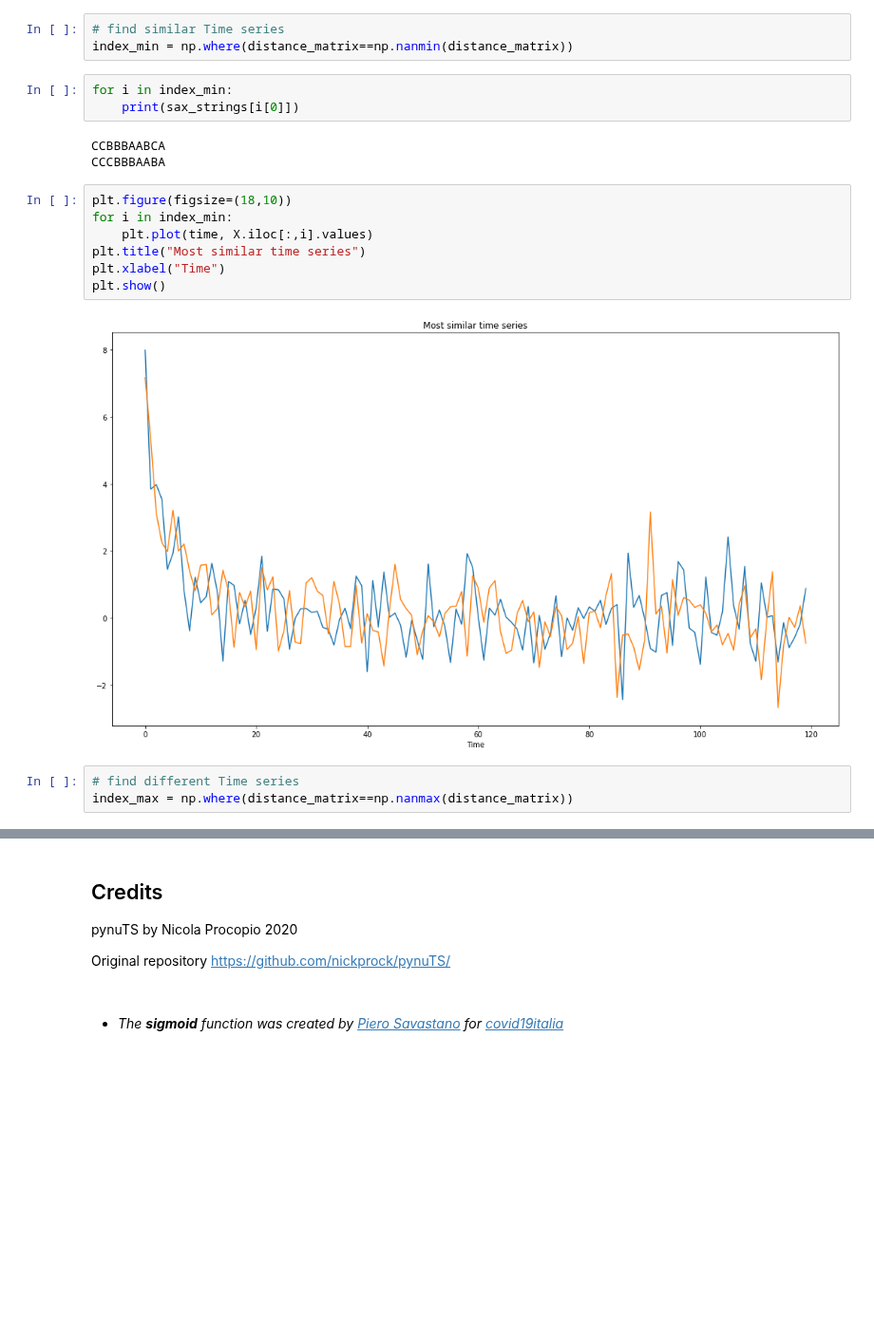
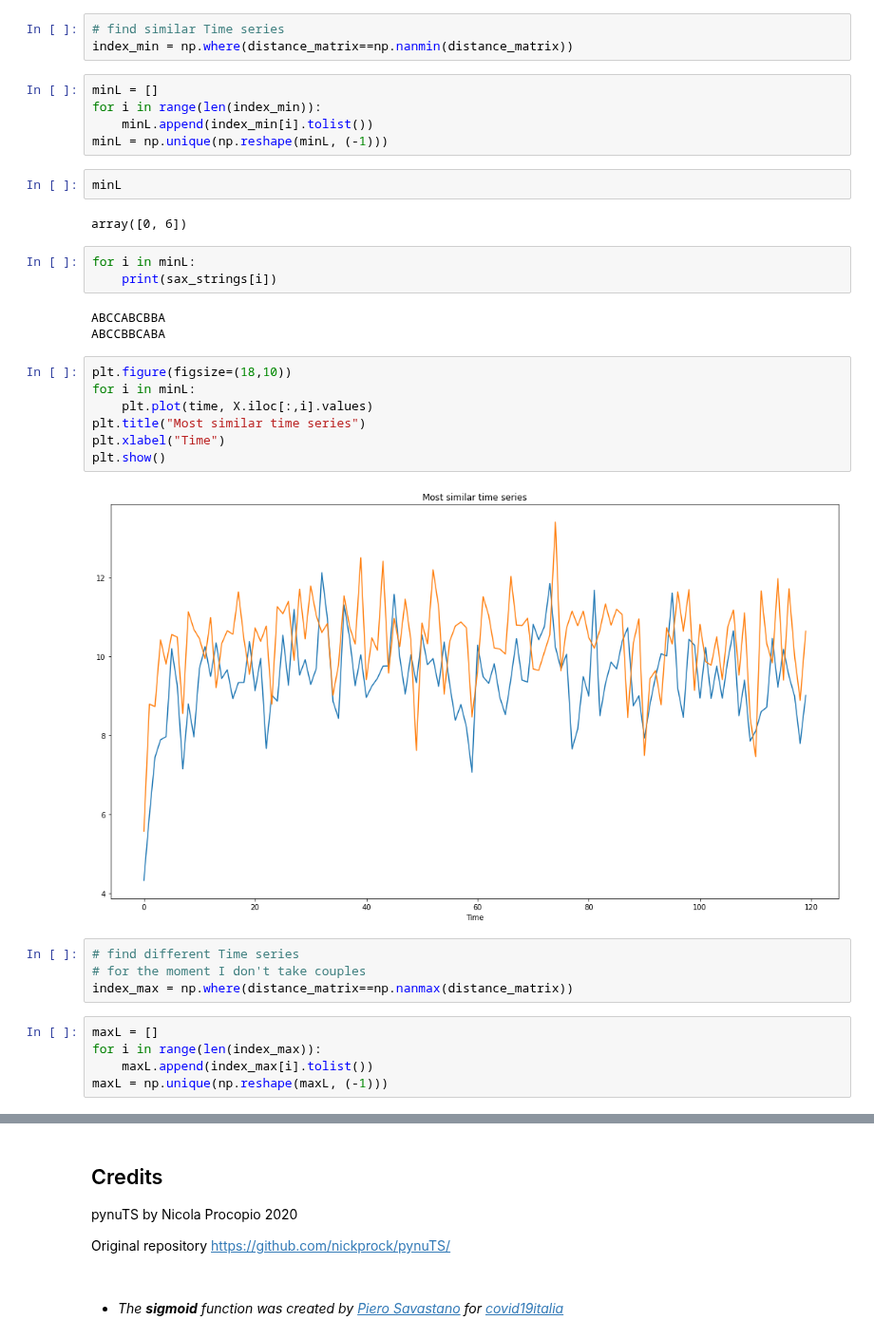
Before and after one commit to nickprock/pynuTS, a Jupyter notebook: demos/SAXEncoding_DistanceMatrix_Demo.ipynb, the cells around one changed output, grey strips where cells are left out. Shown at 95% size. Drawn from its saved outputs; the diff is of its cells as text; blank space fills up the shorter version.

```diff
--- a/demos/SAXEncoding_DistanceMatrix_Demo.ipynb
+++ b/demos/SAXEncoding_DistanceMatrix_Demo.ipynb
@@ -142,22 +166,37 @@ print(distance_matrix)
 # %%
 # find similar Time series
 index_min = np.where(distance_matrix==np.nanmin(distance_matrix))
+# %%
+minL = []
+for i in range(len(index_min)):
+    minL.append(index_min[i].tolist())
+minL = np.unique(np.reshape(minL, (-1)))
+# %%
+minL
+# %% [output]
+array([0, 6])
 # %%
-for i in index_min:
-    print(sax_strings[i[0]])
+for i in minL:
+    print(sax_strings[i])
 # %% [output]
-CCBBBAABCA
-CCCBBBAABA
+ABCCABCBBA
+ABCCBBCABA
 # %%
 plt.figure(figsize=(18,10))
-for i in index_min:
+for i in minL:
     plt.plot(time, X.iloc[:,i].values)
 plt.title("Most similar time series")
 plt.xlabel("Time")
 plt.show()
 # %% [output]
-[figure, old version]
+[figure, new version]
 # %%
 # find different Time series
+# for the moment I don't take couples
 index_max = np.where(distance_matrix==np.nanmax(distance_matrix))
+# %%
+maxL = []
+for i in range(len(index_max)):
+    maxL.append(index_max[i].tolist())
+maxL = np.unique(np.reshape(maxL, (-1)))
 # %%
```
Also changed, not shown: parts of 8 cells of this notebook.
